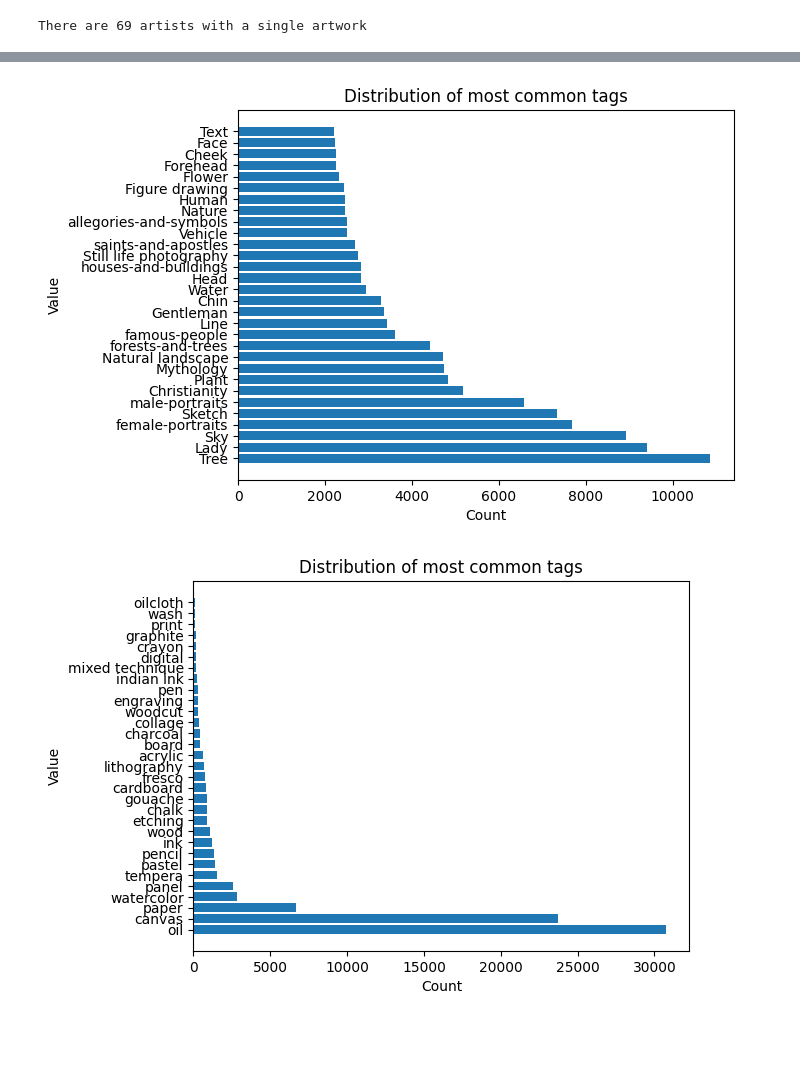
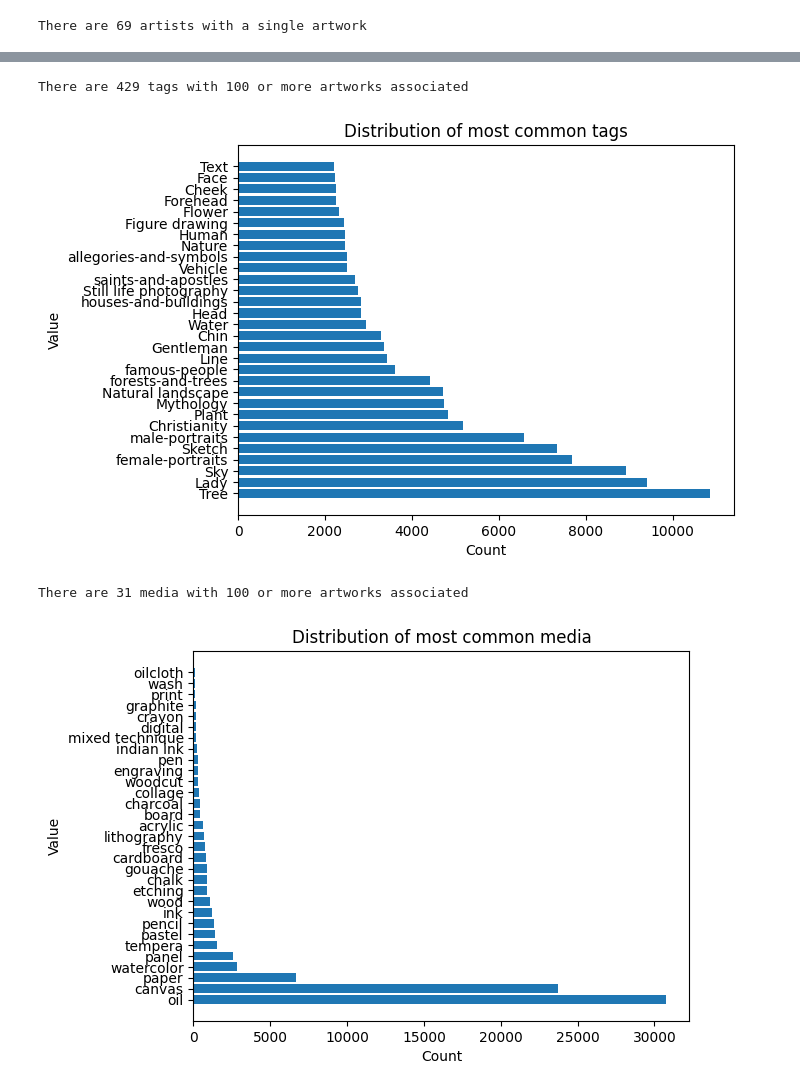
Before and after one commit to nicolafan/neural-artwork-caption-generator, a Jupyter notebook: notebooks/eda.ipynb, the cells around one changed output, grey strips where cells are left out. Drawn from its saved outputs; the diff is of its cells as text; code cells hidden in the pictures; blank space fills up the shorter version.

```diff
--- a/notebooks/eda.ipynb
+++ b/notebooks/eda.ipynb
@@ -95,6 +98,7 @@ freq = Counter(tags_all)
 # create a list of the elements and their frequencies sorted by frequency
 sorted_freqs = sorted(freq.items(), key=lambda x: x[1], reverse=True)
 best_sorted_freqs = [freq for freq in sorted_freqs if freq[1] >= 100]
+print(f"There are {len(best_sorted_freqs)} tags with 100 or more artworks associated")
 
 # create a bar plot of the frequencies
 plt.barh(range(len(best_sorted_freqs[:30])), [val[1] for val in best_sorted_freqs[:30]], align='center')
@@ -104,6 +108,7 @@ plt.ylabel('Value')
 plt.title('Distribution of most common tags')
 plt.show()
 # %% [output]
+There are 429 tags with 100 or more artworks associated
 [figure]
 # %%
 media = df["media"].tolist()
@@ -114,17 +119,19 @@ for medium in media:
 # %%
 # count the frequencies of each element in the list
 freq = Counter(media_all)
 
 # create a list of the elements and their frequencies sorted by frequency
 sorted_freqs = sorted(freq.items(), key=lambda x: x[1], reverse=True)
 best_sorted_freqs = [freq for freq in sorted_freqs if freq[1] >= 100]
+print(f"There are {len(best_sorted_freqs)} media with 100 or more artworks associated")
 
 # create a bar plot of the frequencies
 plt.barh(range(len(best_sorted_freqs)), [val[1] for val in best_sorted_freqs], align='center')
 plt.yticks(range(len(best_sorted_freqs)), [val[0] for val in best_sorted_freqs])
 plt.xlabel('Count')
 plt.ylabel('Value')
-plt.title('Distribution of most common tags')
+plt.title('Distribution of most common media')
 plt.show()
 # %% [output]
+There are 31 media with 100 or more artworks associated
-[figure, old version]
+[figure, new version]
```
Also changed, not shown: parts of 5 cells of this notebook.
